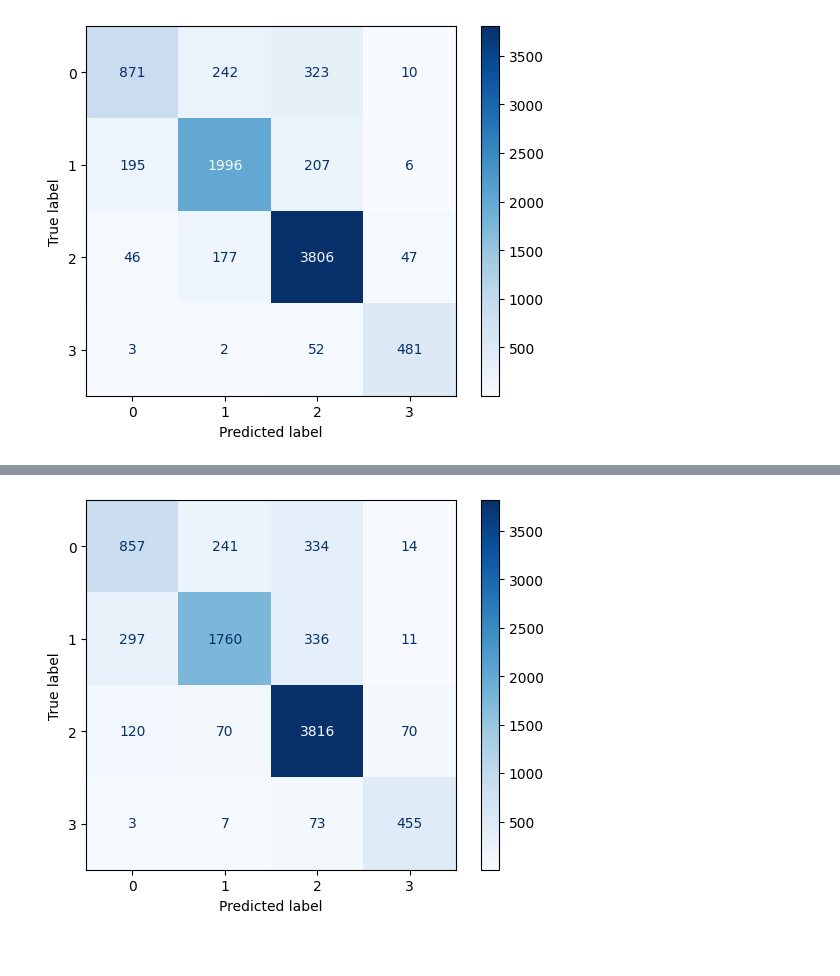
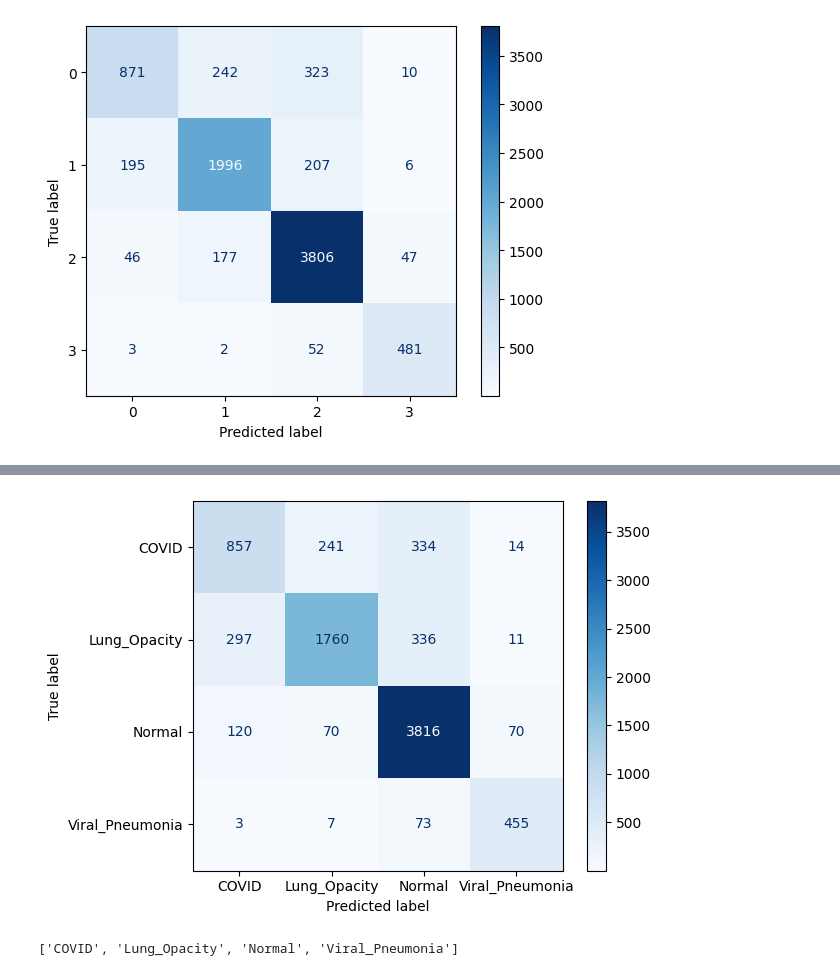
Before and after one commit to mmelkowski/radio_pulmo, a Jupyter notebook: notebooks/CHO_notebook_model_Keras.ipynb, the cells around one changed output, grey strips where cells are left out. Cells and saved outputs as stored; diff of their text form; code cells hidden in the pictures.

```diff
--- a/notebooks/CHO_notebook_model_Keras.ipynb
+++ b/notebooks/CHO_notebook_model_Keras.ipynb
@@ -806,8 +1640,9 @@ weighted avg       0.84      0.85      0.84      8464
 # %%
-from tensorflow.keras.applications.inception_v3 import InceptionV3
-from tensorflow.keras.applications.inception_v3 import preprocess_input, decode_predictions
 
-base_model = InceptionV3(weights='imagenet', include_top=True)
+from tensorflow.keras.applications.efficientnet import EfficientNetB0
+from tensorflow.keras.applications.efficientnet import preprocess_input, decode_predictions
+
+base_model = EfficientNetB0(weights='imagenet')
 
 #base_model.summary()
 
@@ -818,7 +1656,9 @@ len(base_model.layers)
 # %%
 # Définir les paramètres pour la séparation des données
-train_ratio = 0.6 # Pourcentage de données d'entraînement
-validation_ratio = 0.4 # Pourcentage de données de validation
+train_ratio = 0.7 # Pourcentage de données d'entraînement
+validation_ratio = 0.3 # Pourcentage de données de validation
+
+batch_size=64
 
 # On reprocesse les jeux de données d'entrainement et de validation
 
@@ -857,10 +1697,8 @@ predictions = Dense(4, activation='softmax')(x)
 model = Model(inputs=base_model.input, outputs=predictions)
 
 # on degele les dix dernieres couches:
-for layer in model.layers[:300]:
+for layer in model.layers:
    layer.trainable = False
-for layer in model.layers[300:]:
-   layer.trainable = True
 
 #Créer une instance de l'optimiseur Adam avec le learning rate personnalisé
 optimizer = Adam(learning_rate=learning_rate)
@@ -916,17 +1865,18 @@ plt.show()
 # %%
 
 test_dataset = test_datagen.flow_from_directory(data_dir, batch_size = 64, class_mode= "categorical", target_size=(224,224), subset='validation', seed=42, shuffle=False)
+labels = list(test_dataset.class_indices.keys())
 
 Y_pred = model.predict(test_dataset, test_dataset.n // batch_size+1)
 y_pred = np.argmax(Y_pred, axis=1)
 
 print('Confusion Matrix')
 cm = confusion_matrix(test_dataset.classes, y_pred)
-disp = ConfusionMatrixDisplay(cm)
+disp = ConfusionMatrixDisplay(cm, display_labels= labels)
 disp.plot(cmap='Blues')
 
 print('Classification Report')
-print(classification_report(test_dataset.classes, y_pred))
+print(classification_report(test_dataset.classes, y_pred, target_names=labels))
 # %% [output]
 Found 8464 images belonging to 4 classes.
 Confusion Matrix
@@ -944 +1894,5 @@ weighted avg       0.81      0.81      0.81      8464
-[figure, old version]
+[figure, new version]
+# %%
+labels
+# %% [output]
+['COVID', 'Lung_Opacity', 'Normal', 'Viral_Pneumonia']
```
Also changed, not shown: parts of 62 cells of this notebook, 1 other file.
